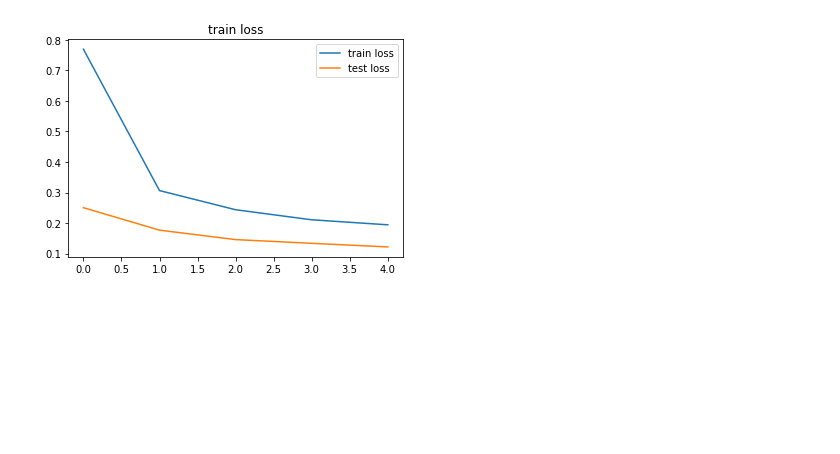
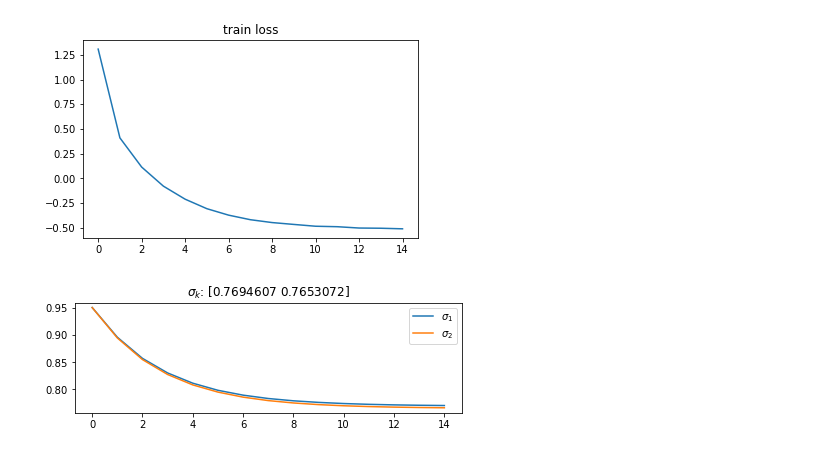
Before and after one commit to KaffeeCat/Multi-task-Learning, a Jupyter notebook: mtl_image_classification.ipynb, the cells around one changed output. Saved outputs shown, nothing was run; the diff lists cells and outputs as text; code cells hidden in the pictures; blank space fills up the shorter version.

Commit message:
update mtl image classification

```diff
--- a/mtl_image_classification.ipynb
+++ b/mtl_image_classification.ipynb
@@ -5,12 +5,18 @@ import torch.nn.functional as F
 import torch.optim as optim
 from torchvision import datasets, transforms
 from torch.optim.lr_scheduler import StepLR
+from torchmtl import MTLModel
+from torchmtl.wrapping_layers import Concat
 import matplotlib.pyplot as plt
+import networkx as nx
+import numpy as np
+np.random.seed(0)
+torch.manual_seed(0)
 
 # Parameters
 batch_size = 64
 learning_rate = 0.02
-num_epoches = 5
+num_epoches = 15
 gamma = 0.7
 log_interval = 200
 # %%
@@ -100,12 +137,13 @@ def test(model, device, test_loader):
 # %%
+optimizer = optim.Adadelta(model.parameters(), lr=learning_rate)
 scheduler = StepLR(optimizer, step_size=1, gamma=gamma)
 train_losses = []
-test_losses = []
+params = []
 for epoch in range(1, num_epoches + 1):
-    train_loss = train(model, device, train_loader, optimizer, epoch)
-    test_loss = test(model, device, test_loader)
+
+    train_loss, param = train(model, device, train_loader, optimizer, epoch)
+    train_losses.append(train_loss)
+    params.append(param)
+
     scheduler.step()
-
-    train_losses.append(train_loss)
-    test_losses.append(test_loss)
 # %% [output]
@@ -129,9 +167,22 @@ Test set: Average loss: 0.1220, Accuracy: 9643/10000 (96%)
-# %%
-plt.figure()
-plt.title('train loss')
-plt.plot(train_losses)
-plt.plot(test_losses)
-plt.legend([r'train loss', r'test loss'])
-plt.show()
-# %% [output]
-[figure, removed]
+# %%
+# Visualize the overall loss
+plt.figure(figsize=(6, 8))
+plt.subplot(211)
+plt.title('train loss')
+plt.plot(train_losses)
+plt.show()
+
+# Visualize the overall sigmas
+sigmas = np.sqrt(np.exp(params))
+
+plt.subplot(212)
+plt.title(r'$\sigma_k$: ' + f'{sigmas[-1]}')
+plt.plot(sigmas[:, 0])
+plt.plot(sigmas[:, 1])
+plt.legend([r'$\sigma_1$', r'$\sigma_2$'])
+
+plt.tight_layout()
+plt.show()
+# %% [output]
+[figure, added]
+[figure, added]
```
Also changed, not shown: parts of 5 cells of this notebook, 1 other file.
